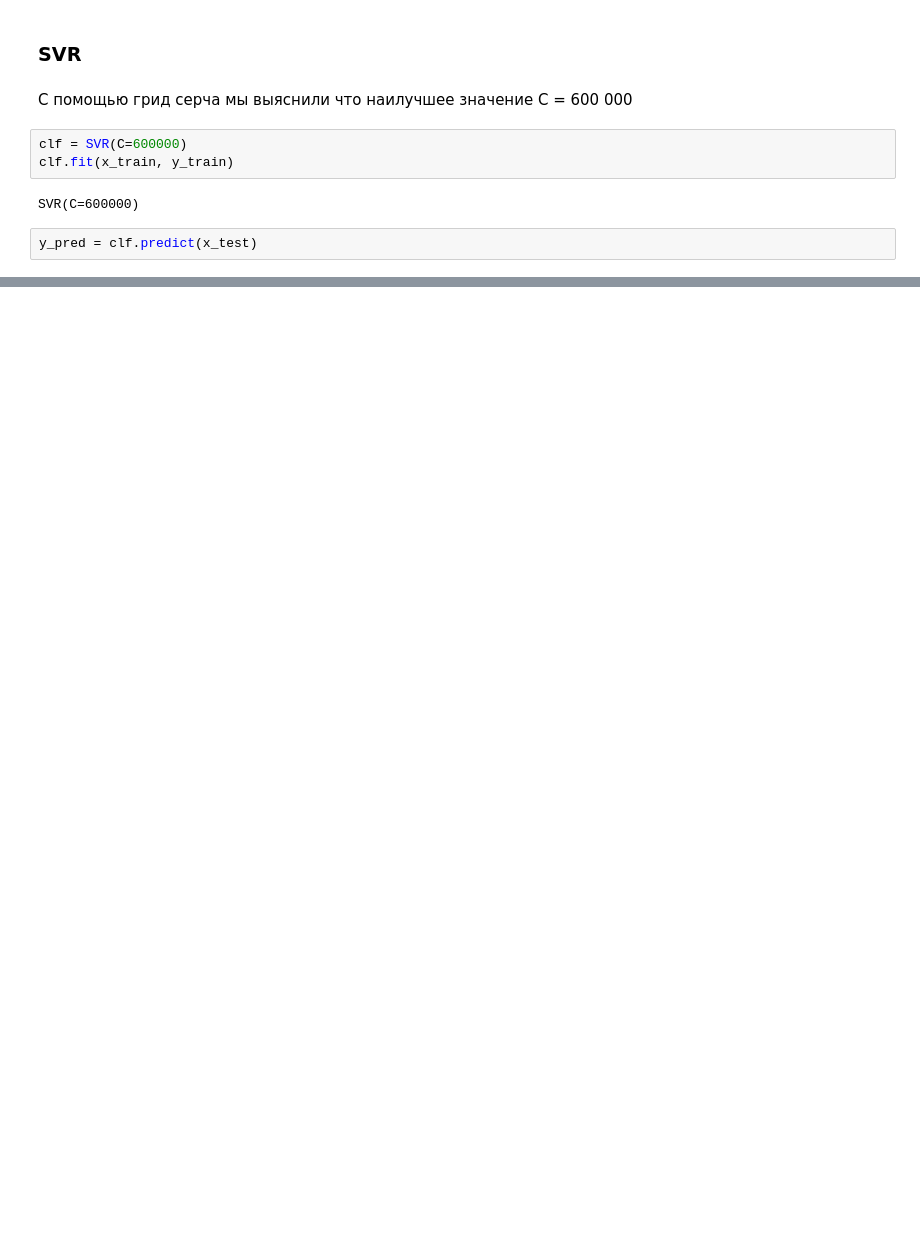
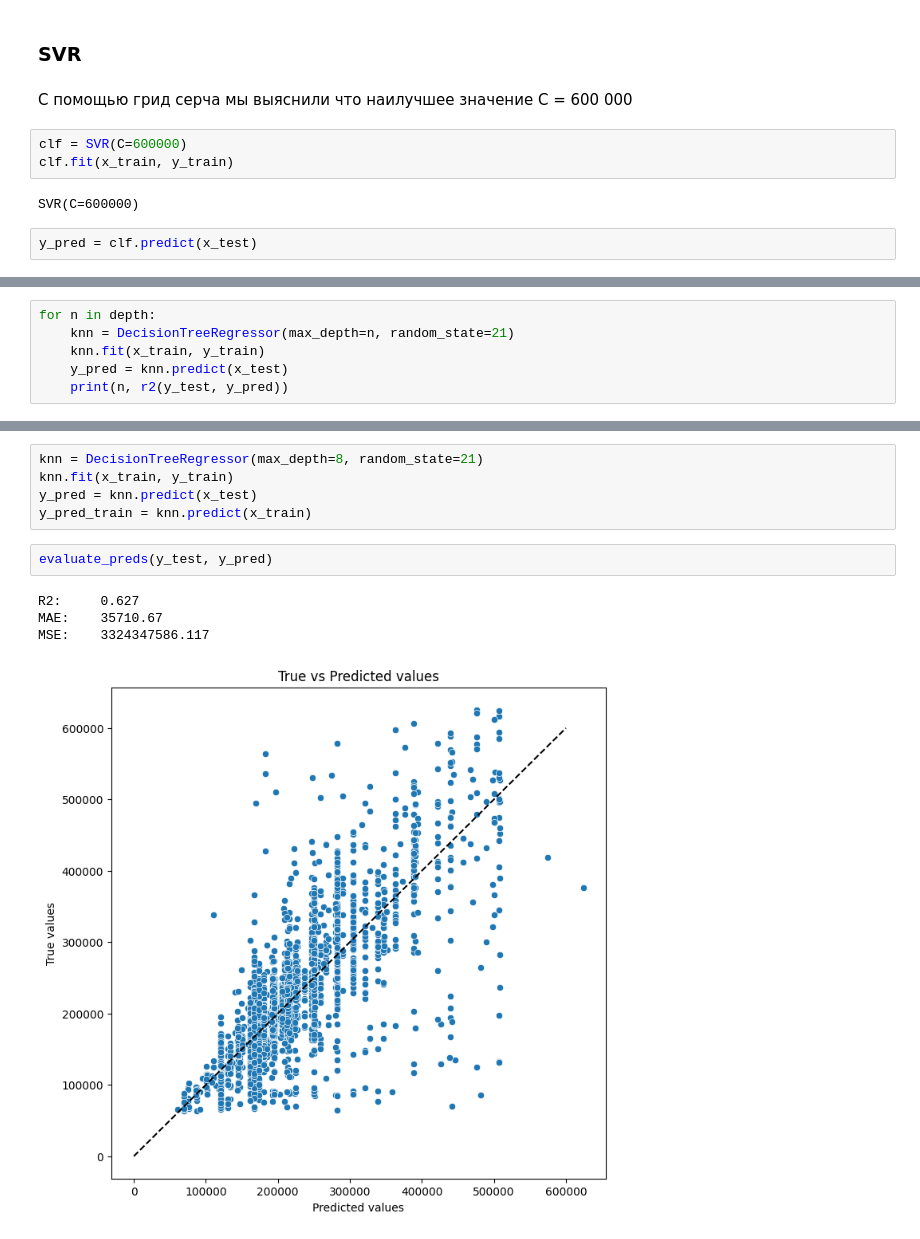
Before and after one commit to mogilyoy/house_cost_prediction, a Jupyter notebook: model_selection.ipynb, the cells around one changed output, grey strips where cells are left out. Cells and saved outputs as stored; diff of their text form; blank space fills up the shorter version.

```diff
--- a/model_selection.ipynb
+++ b/model_selection.ipynb
@@ -113,0 +166,6 @@ MSE:    2604970964.586
+# %%
+for n in depth:
+    knn = DecisionTreeRegressor(max_depth=n, random_state=21)
+    knn.fit(x_train, y_train)
+    y_pred = knn.predict(x_test)
+    print(n, r2(y_test, y_pred))
@@ -113,0 +190,12 @@ MSE:    2604970964.586
+# %%
+knn = DecisionTreeRegressor(max_depth=8, random_state=21)
+knn.fit(x_train, y_train)
+y_pred = knn.predict(x_test)
+y_pred_train = knn.predict(x_train)
+# %%
+evaluate_preds(y_test, y_pred)
+# %% [output]
+R2:     0.627
+MAE:    35710.67
+MSE:    3324347586.117
+[figure, added]
```
Also changed, not shown: parts of 39 cells of this notebook, 3 other files.
